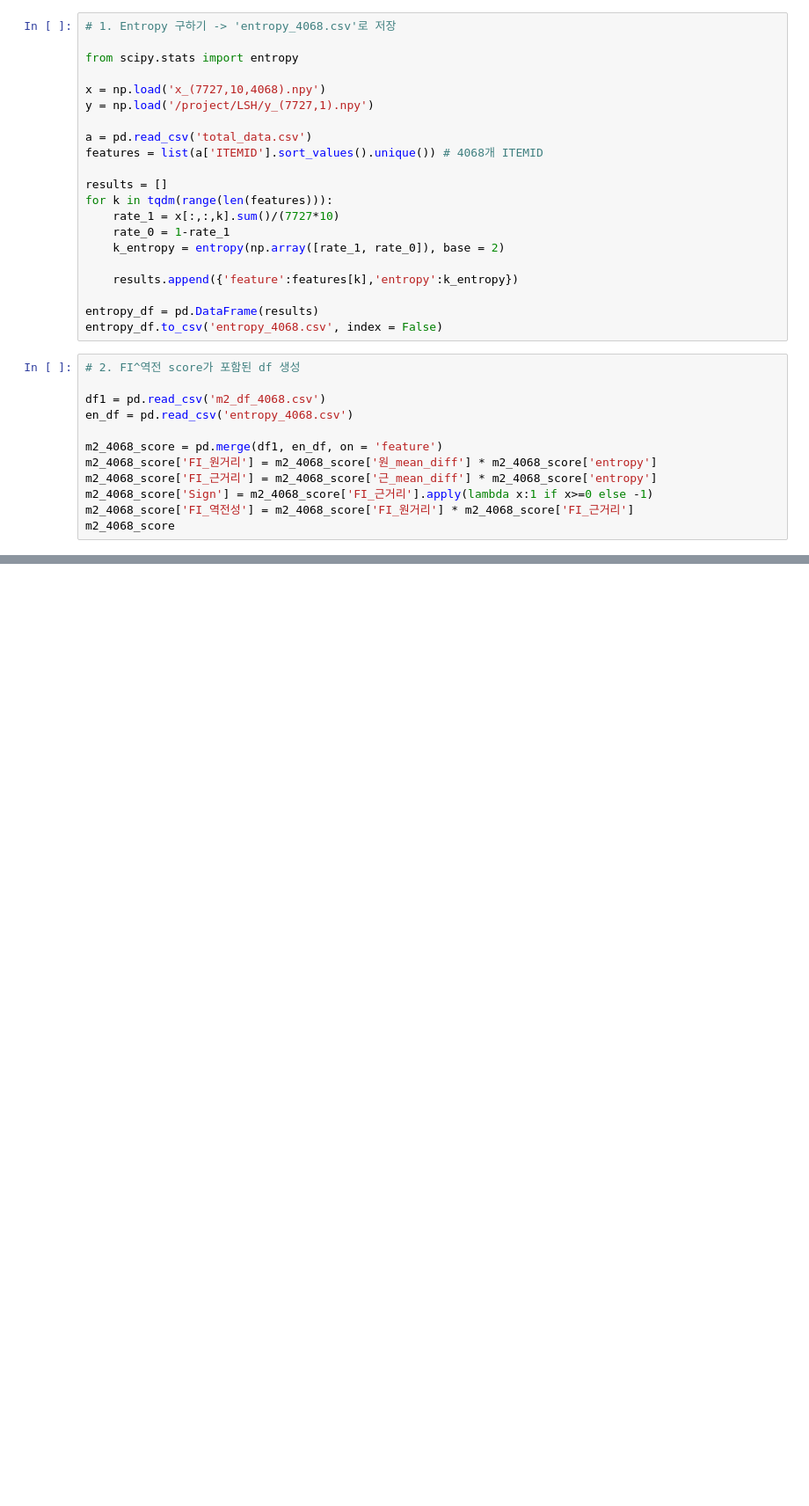
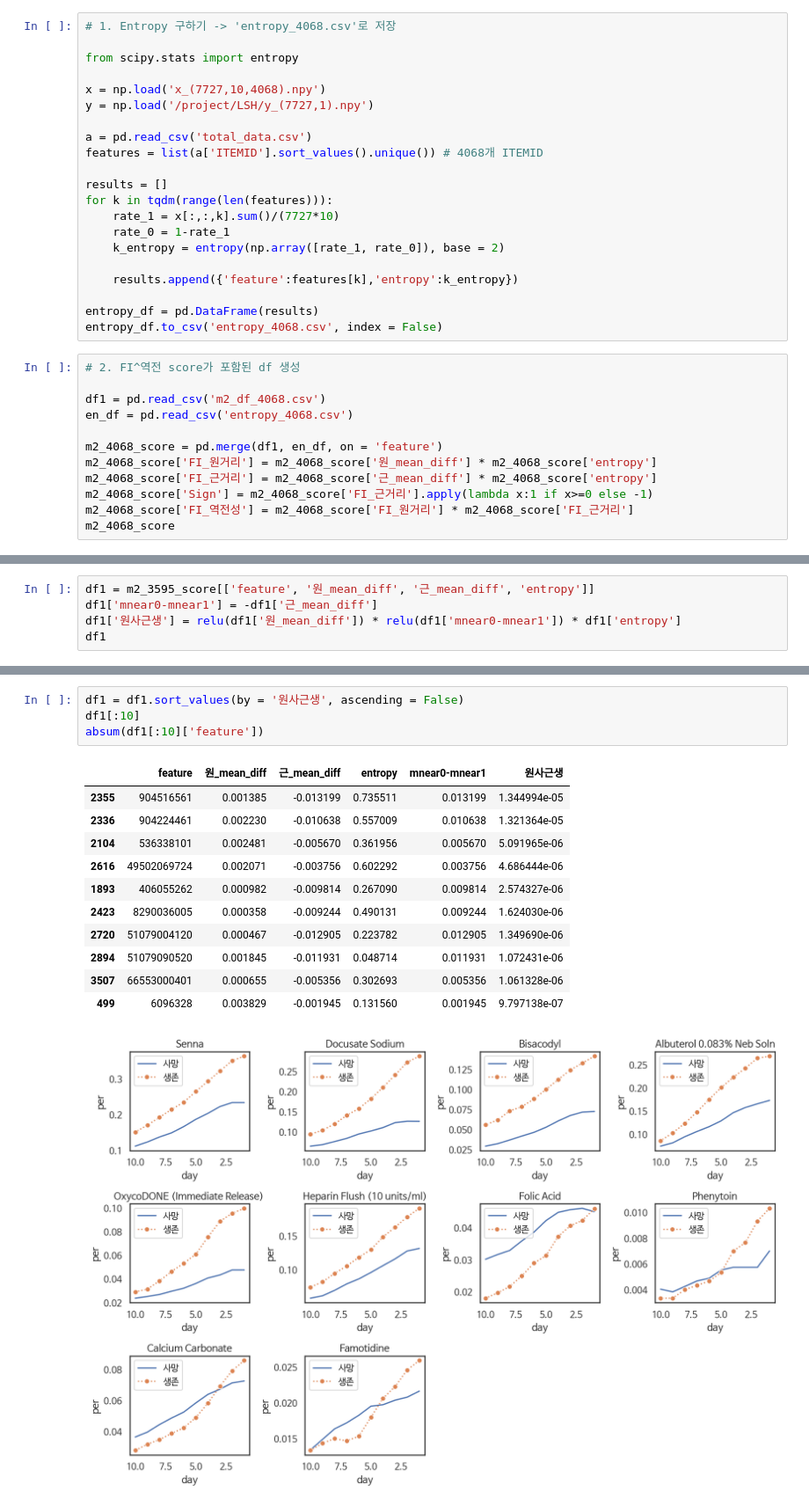
Before and after one commit to limeorange/MIMIC_Research, a Jupyter notebook: 해외_Journal of Biomedical Informatics/04 Method2 - 역전성 사망, 생존 마커 TOP10 & 그래프.ipynb, the cells around one changed output, grey strips where cells are left out. Shown at 88% size. Cells and saved outputs as stored; diff of their text form; blank space fills up the shorter version.

```diff
--- a/해외_Journal of Biomedical Informatics/04 Method2 - 역전성 사망, 생존 마커 TOP10 & 그래프.ipynb
+++ b/해외_Journal of Biomedical Informatics/04 Method2 - 역전성 사망, 생존 마커 TOP10 & 그래프.ipynb
@@ -302,0 +459,5 @@ m2_4068_score
+# %%
+df1 = m2_3595_score[['feature', '원_mean_diff', '근_mean_diff', 'entropy']]
+df1['mnear0-mnear1'] = -df1['근_mean_diff']
+df1['원사근생'] = relu(df1['원_mean_diff']) * relu(df1['mnear0-mnear1']) * df1['entropy']
+df1
@@ -302,0 +488,17 @@ m2_4068_score
+# %%
+df1 = df1.sort_values(by = '원사근생', ascending = False)
+df1[:10]
+absum(df1[:10]['feature'])
+# %% [output]
+|  | feature | 원_mean_diff | 근_mean_diff | entropy | mnear0-mnear1 | 원사근생 |
+| 2355 | 904516561 | 0.001385 | -0.013199 | 0.735511 | 0.013199 | 1.344994e-05 |
+| 2336 | 904224461 | 0.002230 | -0.010638 | 0.557009 | 0.010638 | 1.321364e-05 |
+| 2104 | 536338101 | 0.002481 | -0.005670 | 0.361956 | 0.005670 | 5.091965e-06 |
+| 2616 | 49502069724 | 0.002071 | -0.003756 | 0.602292 | 0.003756 | 4.686444e-06 |
+| 1893 | 406055262 | 0.000982 | -0.009814 | 0.267090 | 0.009814 | 2.574327e-06 |
+| 2423 | 8290036005 | 0.000358 | -0.009244 | 0.490131 | 0.009244 | 1.624030e-06 |
+| 2720 | 51079004120 | 0.000467 | -0.012905 | 0.223782 | 0.012905 | 1.349690e-06 |
+| 2894 | 51079090520 | 0.001845 | -0.011931 | 0.048714 | 0.011931 | 1.072431e-06 |
+| 3507 | 66553000401 | 0.000655 | -0.005356 | 0.302693 | 0.005356 | 1.061328e-06 |
+| 499 | 6096328 | 0.003829 | -0.001945 | 0.131560 | 0.001945 | 9.797138e-07 |
+[figure, added]
```
Also changed, not shown: parts of 14 cells of this notebook.
